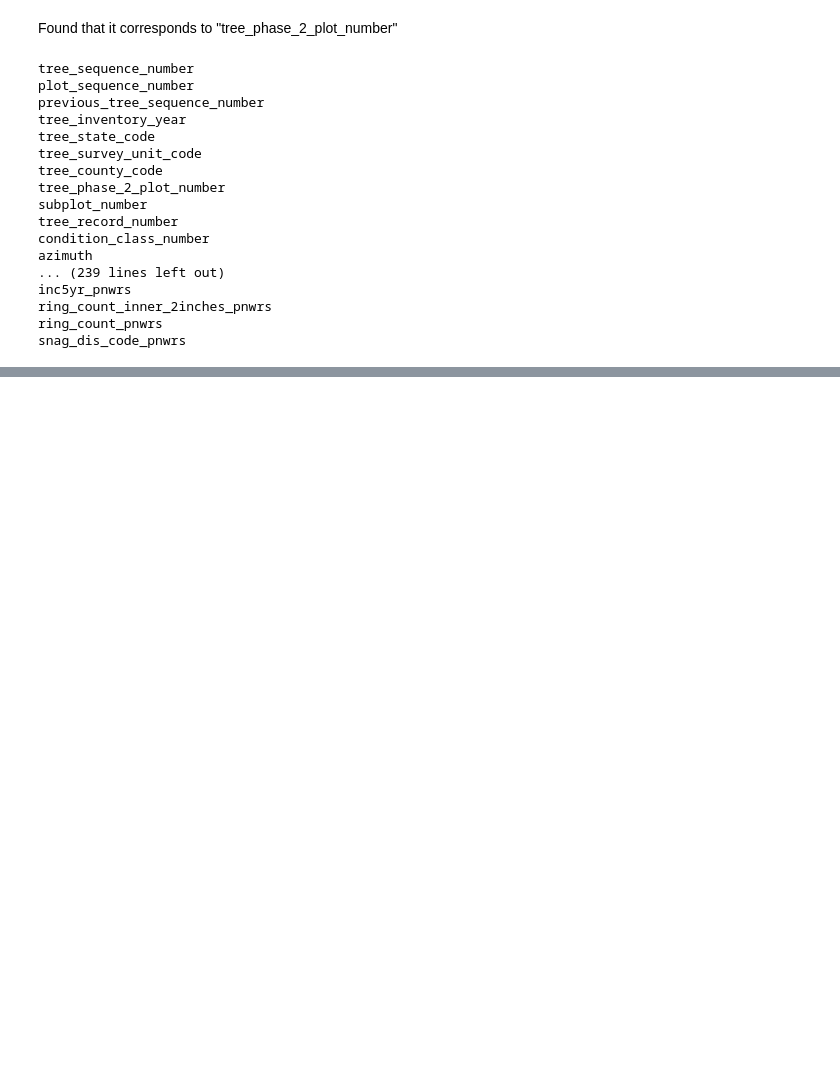
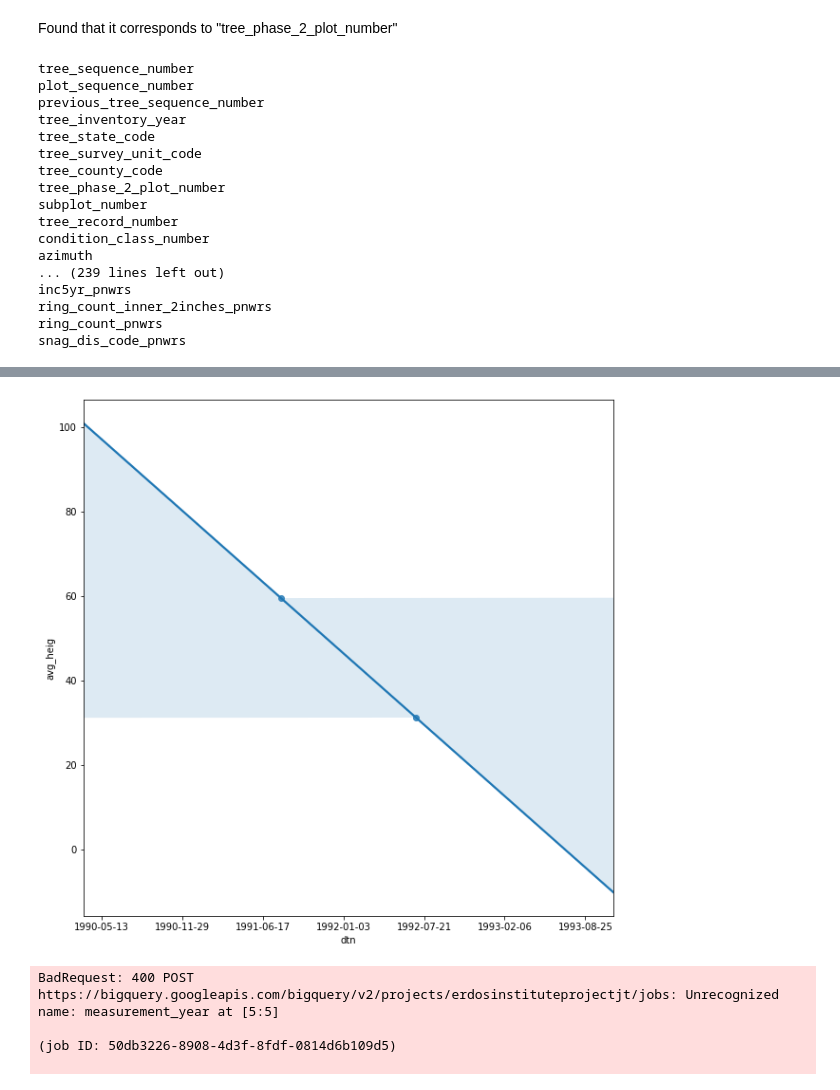
Before and after one commit to dheligman/climate, a Jupyter notebook: readSQLite_JT.ipynb, the cells around one changed output, grey strips where cells are left out. Saved outputs shown, nothing was run; the diff lists cells and outputs as text; code cells hidden in the pictures; blank space fills up the shorter version.

```diff
--- a/readSQLite_JT.ipynb
+++ b/readSQLite_JT.ipynb
@@ -12,3 +14,9 @@ usfs = BigQueryHelper(active_project="bigquery-public-data",
+# %%
+#function for creating the dates for the x-axis for regression plots
+@plt.FuncFormatter
+def fake_dates(x, pos):
+    """ Custom formater to turn floats into e.g., 2016-05-08"""
+    return dates.num2date(x).strftime('%Y-%m-%d')
 # %%
 usfs.list_tables()
 # %% [output]
@@ -165,21 +187,43 @@ response1.loc[(response1.plot_phase_2_plot_number == 20) & (response1.species_co
+# %%
+#convert to something that sns.regplot can handle
+date_maple = dates.datestr2num(sugar_maple.date.astype(str))
+sugar_maple_dtn = sugar_maple.copy()
+sugar_maple_dtn['dtn'] = date_maple
+# %%
+fig, ax = plt.subplots(figsize = (10,10))
+sns.regplot(data = sugar_maple_dtn, x = "dtn",y = "avg_heig")
+ax.xaxis.set_major_formatter(fake_dates)
+# %% [output]
+[figure, added]
 # %%
 query2 = """
 SELECT
-    AVG(current_diameter) as avg_dia,
-    AVG(total_height) as avg_heig,
+    current_diameter as avg_dia,
+    total_height as avg_heig,
     measurement_year,
     plot_county_code,
-    tree_phase_2_plot_number
+    tree_phase_2_plot_number,
+    subplot_number,
+    tree_record_number
 FROM
-    `bigquery-public-data.usfs_fia.plot_tree`
+    `bigquery-public-data.usfs_fia.tree`
 WHERE
-    plot_state_code = 39
-    AND total_height > 0
+    total_height > 0
+    AND tree_state_code = 4
 GROUP BY
     plot_county_code,
     measurement_year,
-    tree_phase_2_plot_number
+    tree_phase_2_plot_number,
+    subplot_number,
+    tree_record_number,
+    current_diameter,
+    total_height
 ;        """
 response2 = usfs.query_to_pandas_safe(query2, max_gb_scanned=10)
+# %% [output]
+BadRequest: 400 POST https://bigquery.googleapis.com/bigquery/v2/projects/erdosinstituteprojectjt/jobs: Unrecognized name: measurement_year at [5:5]
+
+(job ID: 50db3226-8908-4d3f-8fdf-0814d6b109d5)
+
 # %%
 len(response2.plot_county_code.value_counts())
```
Also changed, not shown: parts of 24 cells of this notebook.
